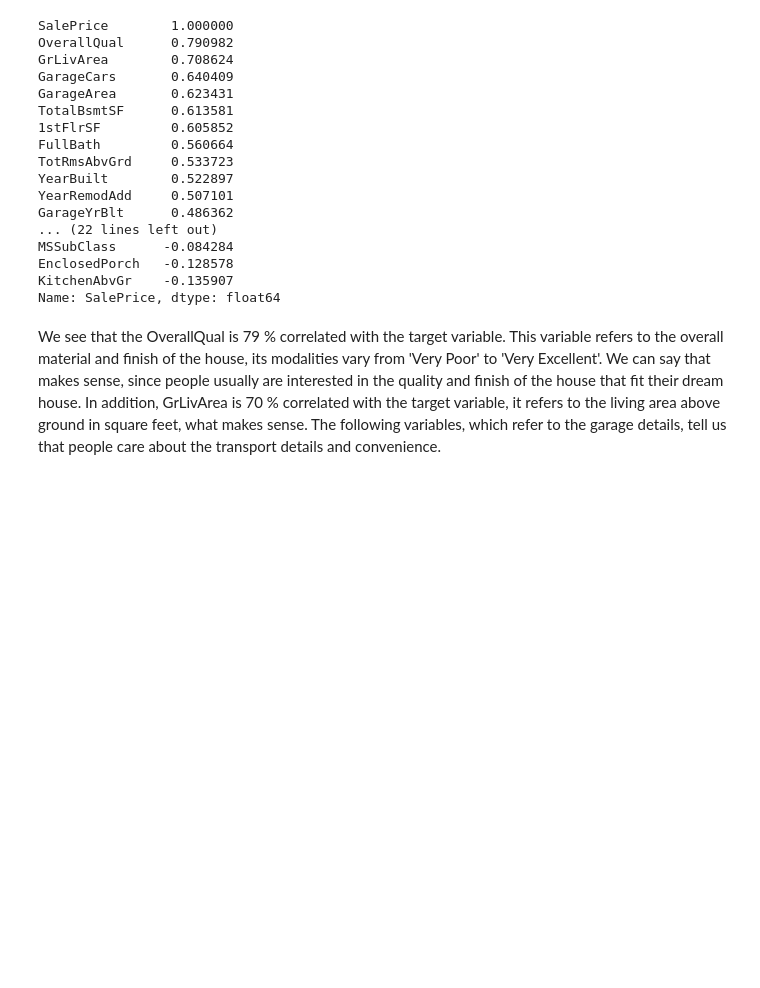
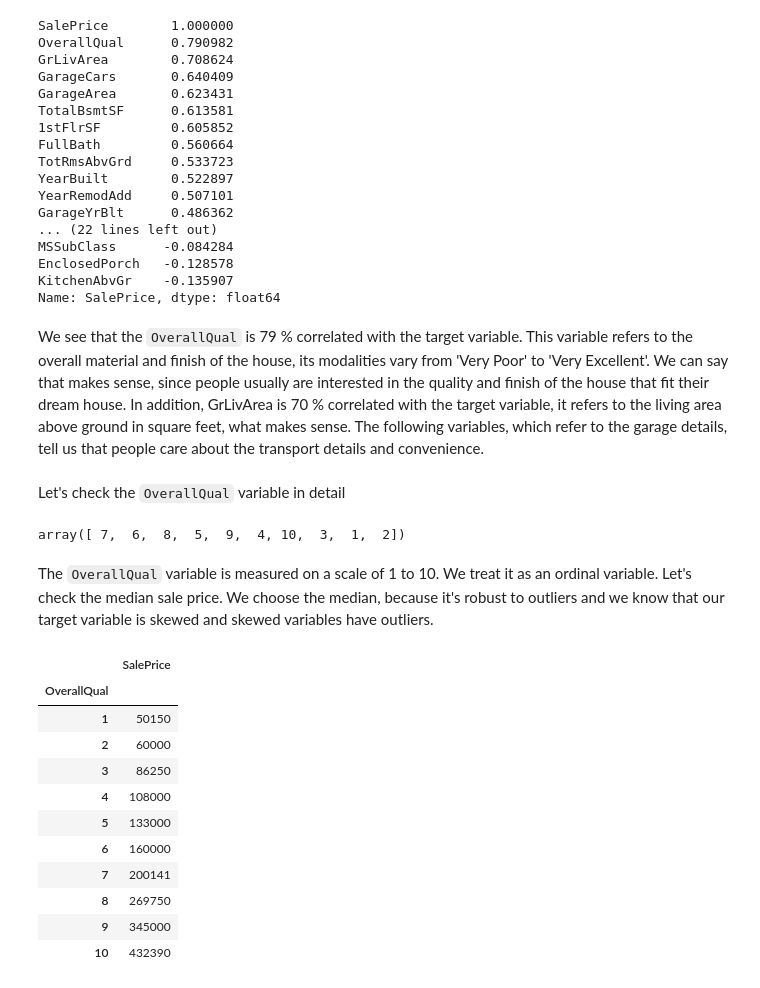
Before and after one commit to cyuss/house_prices, a Jupyter notebook: notebooks/exploration.ipynb, the cells around one changed output. Drawn from its saved outputs; the diff is of its cells as text; code cells hidden in the pictures; blank space fills up the shorter version.

```diff
--- a/notebooks/exploration.ipynb
+++ b/notebooks/exploration.ipynb
@@ -238,4 +210,30 @@ EnclosedPorch   -0.128578
 KitchenAbvGr    -0.135907
 Name: SalePrice, dtype: float64
 # %% [markdown]
-We see that the OverallQual is 79 % correlated with the target variable. This variable refers to the overall material and finish of the house, its modalities vary from 'Very Poor' to 'Very Excellent'. We can say that makes sense, since people usually are interested in the quality and finish of the house that fit their dream house. In addition, GrLivArea is 70 % correlated with the target variable, it refers to the living area above ground in square feet, what makes sense. The following variables, which refer to the garage details, tell us that people care about the transport details and convenience.
+We see that the `OverallQual` is 79 % correlated with the target variable. This variable refers to the overall material and finish of the house, its modalities vary from 'Very Poor' to 'Very Excellent'. We can say that makes sense, since people usually are interested in the quality and finish of the house that fit their dream house. In addition, GrLivArea is 70 % correlated with the target variable, it refers to the living area above ground in square feet, what makes sense. The following variables, which refer to the garage details, tell us that people care about the transport details and convenience.
+# %% [markdown]
+Let's check the `OverallQual` variable in detail
+# %%
+# list the modalities of the overallqual variable
+train['OverallQual'].unique()
+# %% [output]
+array([ 7,  6,  8,  5,  9,  4, 10,  3,  1,  2])
+# %% [markdown]
+The `OverallQual` variable is measured on a scale of 1 to 10. We treat it as an ordinal variable. Let's check the median sale price. We choose the median, because it's robust to outliers and we know that our target variable is skewed and skewed variables have outliers.
+# %%
+# check the median price per quality
+qual_pivot = train.pivot_table(index='OverallQual', values='SalePrice', aggfunc=np.median)
+qual_pivot
+# %% [output]
+|  | SalePrice |
+| OverallQual |  |
+| 1 | 50150 |
+| 2 | 60000 |
+| 3 | 86250 |
+| 4 | 108000 |
+| 5 | 133000 |
+| 6 | 160000 |
+| 7 | 200141 |
+| 8 | 269750 |
+| 9 | 345000 |
+| 10 | 432390 |
```
Also changed, not shown: parts of 11 cells of this notebook.
